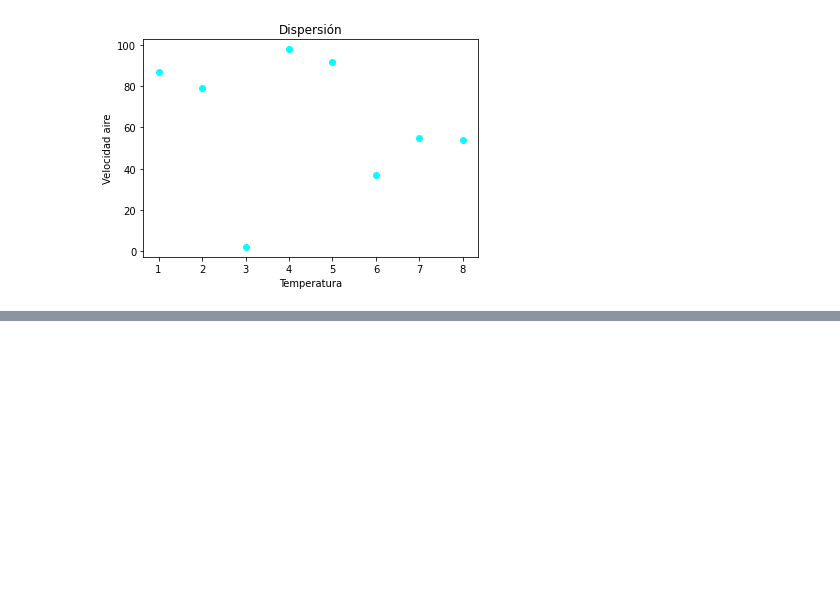
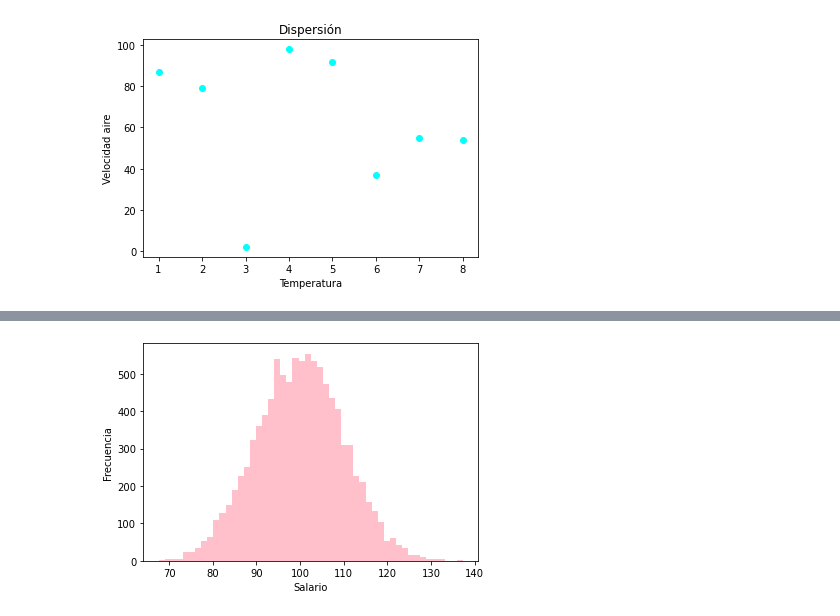
Before and after one commit to jsanz81/Bootcamp_Abril2023, a Jupyter notebook: Algebra_Lineal/matplotlib.ipynb, the cells around one changed output, grey strips where cells are left out. Drawn from its saved outputs; the diff is of its cells as text; code cells hidden in the pictures; blank space fills up the shorter version.

```diff
--- a/Algebra_Lineal/matplotlib.ipynb
+++ b/Algebra_Lineal/matplotlib.ipynb
@@ -126,0 +156,6 @@ plt.ylabel('Velocidad aire');
+# %%
+plt.hist(x,bins=50,color="pink")
+plt.xlabel("Salario")
+plt.ylabel("Frecuencia");
+# %% [output]
+[figure, added]
```
Also changed, not shown: parts of 8 cells of this notebook.
